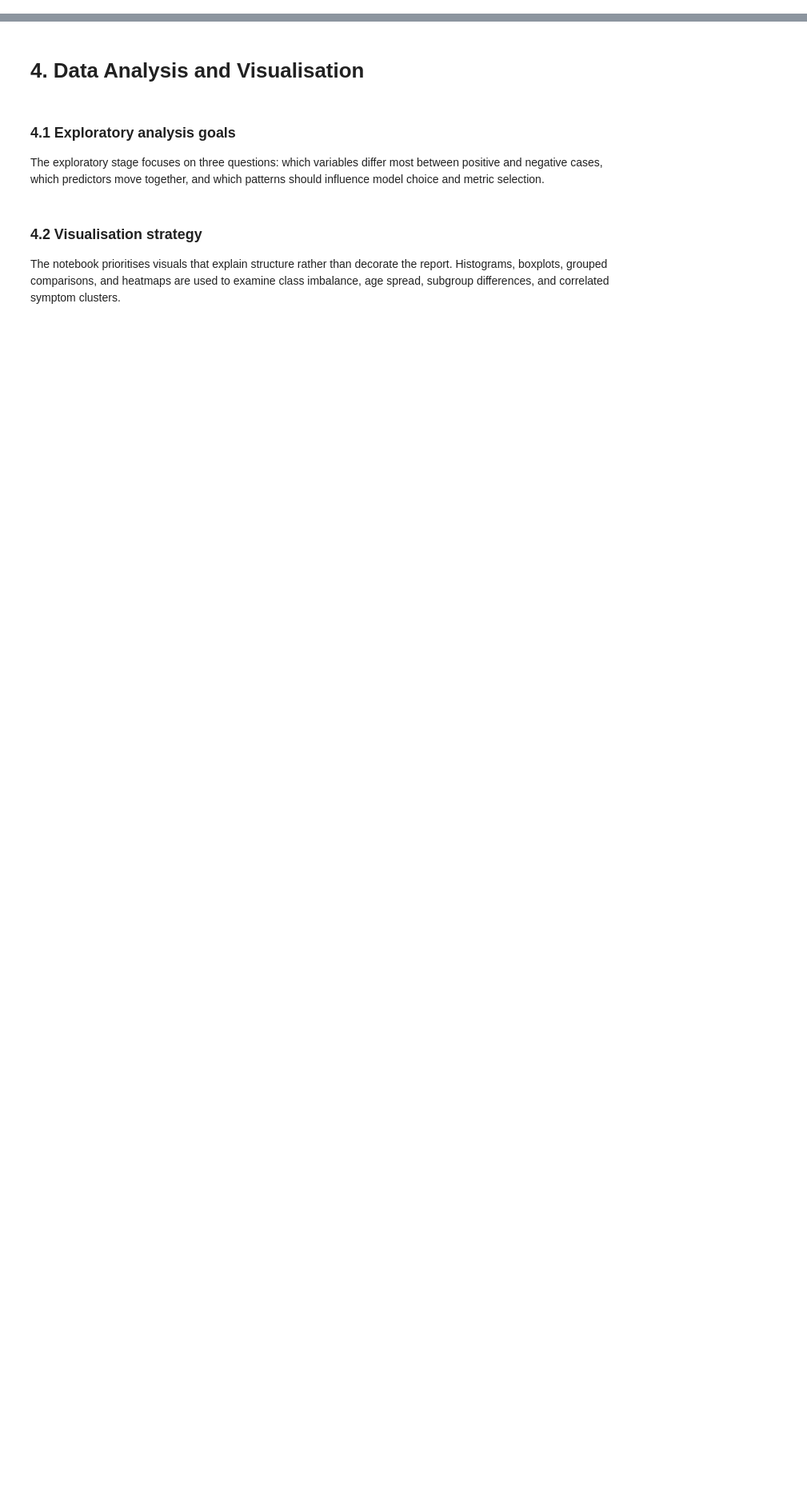
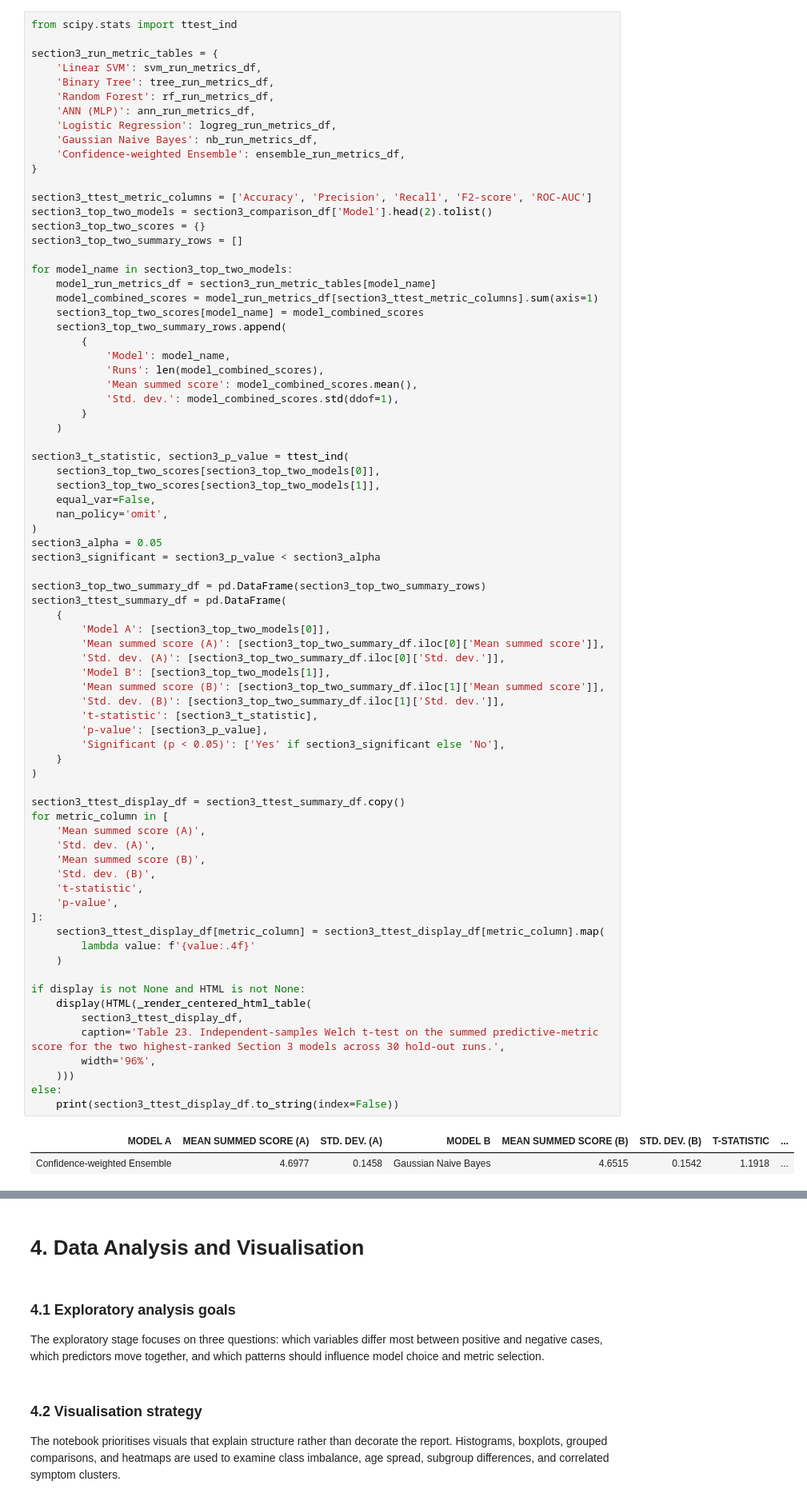
Before and after one commit to JoeShade/groupProject, a Jupyter notebook: blankTemplate.ipynb, the cells around one changed output, grey strips where cells are left out. Shown at 80% size. Saved outputs shown, nothing was run; the diff lists cells and outputs as text; blank space fills up the shorter version.

```diff
--- a/blankTemplate.ipynb
+++ b/blankTemplate.ipynb
@@ -2636,0 +2708,79 @@ Which model are we going forwards with and why?
+# %%
+from scipy.stats import ttest_ind
+
+section3_run_metric_tables = {
+    'Linear SVM': svm_run_metrics_df,
+    'Binary Tree': tree_run_metrics_df,
+    'Random Forest': rf_run_metrics_df,
+    'ANN (MLP)': ann_run_metrics_df,
+    'Logistic Regression': logreg_run_metrics_df,
+    'Gaussian Naive Bayes': nb_run_metrics_df,
+    'Confidence-weighted Ensemble': ensemble_run_metrics_df,
+}
+
+section3_ttest_metric_columns = ['Accuracy', 'Precision', 'Recall', 'F2-score', 'ROC-AUC']
+section3_top_two_models = section3_comparison_df['Model'].head(2).tolist()
+section3_top_two_scores = {}
+section3_top_two_summary_rows = []
+
+for model_name in section3_top_two_models:
+    model_run_metrics_df = section3_run_metric_tables[model_name]
+    model_combined_scores = model_run_metrics_df[section3_ttest_metric_columns].sum(axis=1)
+    section3_top_two_scores[model_name] = model_combined_scores
+    section3_top_two_summary_rows.append(
+        {
+            'Model': model_name,
+            'Runs': len(model_combined_scores),
+            'Mean summed score': model_combined_scores.mean(),
+            'Std. dev.': model_combined_scores.std(ddof=1),
+        }
+    )
+
+section3_t_statistic, section3_p_value = ttest_ind(
+    section3_top_two_scores[section3_top_two_models[0]],
+    section3_top_two_scores[section3_top_two_models[1]],
+    equal_var=False,
+    nan_policy='omit',
+)
+section3_alpha = 0.05
+section3_significant = section3_p_value < section3_alpha
+
+section3_top_two_summary_df = pd.DataFrame(section3_top_two_summary_rows)
+section3_ttest_summary_df = pd.DataFrame(
+    {
+        'Model A': [section3_top_two_models[0]],
+        'Mean summed score (A)': [section3_top_two_summary_df.iloc[0]['Mean summed score']],
+        'Std. dev. (A)': [section3_top_two_summary_df.iloc[0]['Std. dev.']],
+        'Model B': [section3_top_two_models[1]],
+        'Mean summed score (B)': [section3_top_two_summary_df.iloc[1]['Mean summed score']],
+        'Std. dev. (B)': [section3_top_two_summary_df.iloc[1]['Std. dev.']],
+        't-statistic': [section3_t_statistic],
+        'p-value': [section3_p_value],
+        'Significant (p < 0.05)': ['Yes' if section3_significant else 'No'],
+    }
+)
+
+section3_ttest_display_df = section3_ttest_summary_df.copy()
+for metric_column in [
+    'Mean summed score (A)',
+    'Std. dev. (A)',
+    'Mean summed score (B)',
+    'Std. dev. (B)',
+    't-statistic',
+    'p-value',
+]:
+    section3_ttest_display_df[metric_column] = section3_ttest_display_df[metric_column].map(
+        lambda value: f'{value:.4f}'
+    )
+
+if display is not None and HTML is not None:
+    display(HTML(_render_centered_html_table(
+        section3_ttest_display_df,
+        caption='Table 23. Independent-samples Welch t-test on the summed predictive-metric score for the two highest-ranked Section 3 models across 30 hold-out runs.',
+        width='96%',
+    )))
+else:
+    print(section3_ttest_display_df.to_string(index=False))
+# %% [output]
+| MODEL A | MEAN SUMMED SCORE (A) | STD. DEV. (A) | MODEL B | MEAN SUMMED SCORE (B) | STD. DEV. (B) | T-STATISTIC | ... |
+| Confidence-weighted Ensemble | 4.6977 | 0.1458 | Gaussian Naive Bayes | 4.6515 | 0.1542 | 1.1918 | ... |
```
Also changed, not shown: parts of 12 cells of this notebook.
